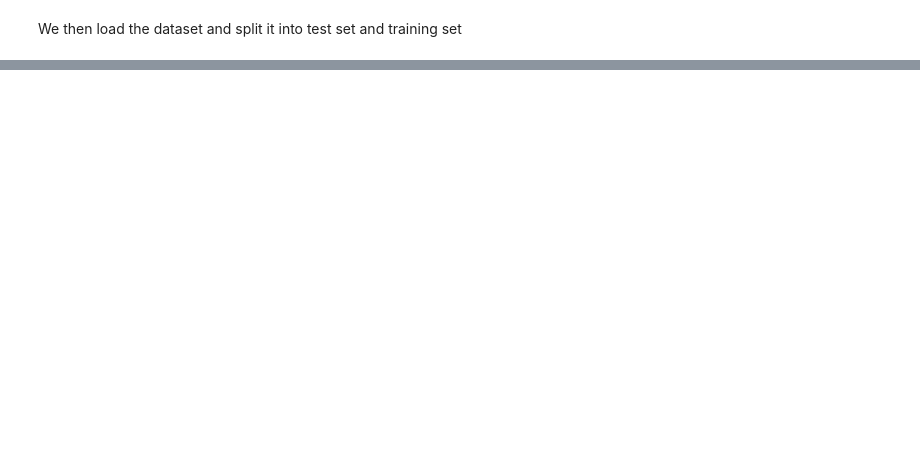
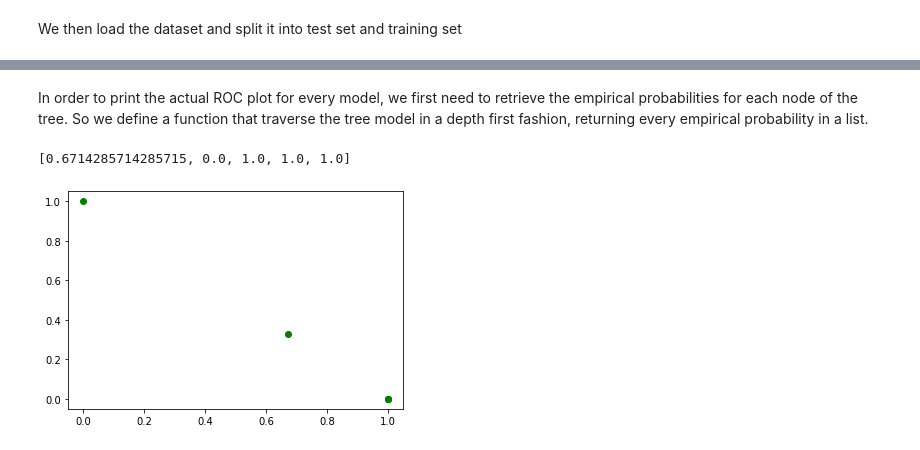
Before and after one commit to ollenurb/uni-dump, a Jupyter notebook: AAut-INF0091/Lab/Lezione2/Solution.ipynb, the cells around one changed output, grey strips where cells are left out. Saved outputs shown, nothing was run; the diff lists cells and outputs as text; code cells hidden in the pictures; blank space fills up the shorter version.

Commit message:
[AAUT] Almost finished exercise on Tree models

```diff
--- a/AAut-INF0091/Lab/Lezione2/Solution.ipynb
+++ b/AAut-INF0091/Lab/Lezione2/Solution.ipynb
@@ -94,0 +79,8 @@ F1 score (Costs artificially inflating): 0.8857142857142858
+# %%
+seed = 300
+hyperparameters = [
+    {'criterion':'entropy', 'random_state':seed, 'min_samples_leaf':5, 'max_depth':2, 'min_impurity_decrease':0.5, 'max_leaf_nodes':10},
+    {'criterion':'entropy', 'random_state':seed, 'min_samples_leaf':3, 'max_depth':2, 'min_impurity_decrease':2, 'max_leaf_nodes':10},
+    {'criterion':'entropy', 'random_state':seed, 'min_samples_leaf':4, 'max_depth':3, 'min_impurity_decrease':1, 'max_leaf_nodes':15},
+        {'criterion':'entropy', 'random_state':seed, 'min_samples_leaf':4, 'max_depth':3, 'min_impurity_decrease':1, 'max_leaf_nodes':15}
+]
@@ -94,0 +89,10 @@ F1 score (Costs artificially inflating): 0.8857142857142858
+# %%
+results = []
+classifiers = []
+
+for params in hyperparameters:
+    clf = tree.DecisionTreeClassifier(**params)
+    clf.fit(X_train, y_train)
+    predicted = clf.predict(X_test)
+    results.append(predicted)
+    classifiers.append(clf)
@@ -94,0 +136,23 @@ F1 score (Costs artificially inflating): 0.8857142857142858
+# %% [markdown]
+In order to print the actual ROC plot for every model, we first need to retrieve the empirical probabilities for each node of the tree. So we define a function that traverse the tree model in a depth first fashion, returning every empirical probability in a list.
+# %%
+def get_eps(tree):
+    em_probs = []
+    for i, val in enumerate(tree.value):
+        val = val.flatten()
+        ep = map(lambda x: x/tree.n_node_samples[i], val)
+        em_probs.append(list(ep))
+    return em_probs
+
+## TODO: Finish
+x = []
+y = []
+for i in get_eps(classifiers[0].tree_):
+    y.append(i[0])
+    x.append(i[1] + i[2])
+
+plt.plot(x, y, 'go')
+print(x)
+# %% [output]
+[0.6714285714285715, 0.0, 1.0, 1.0, 1.0]
+[figure, added]
```
Also changed, not shown: parts of 12 cells of this notebook, 1 other file.
